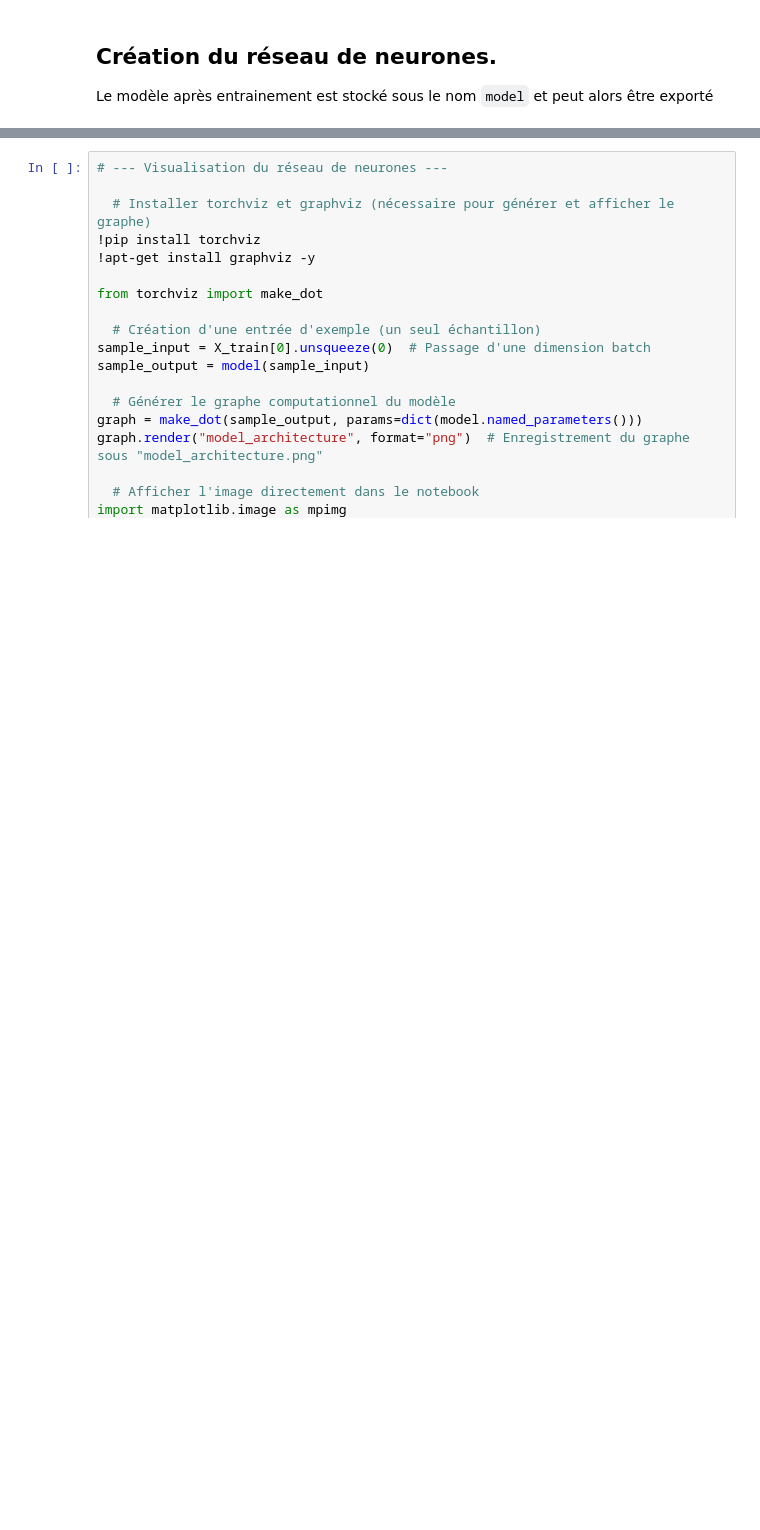
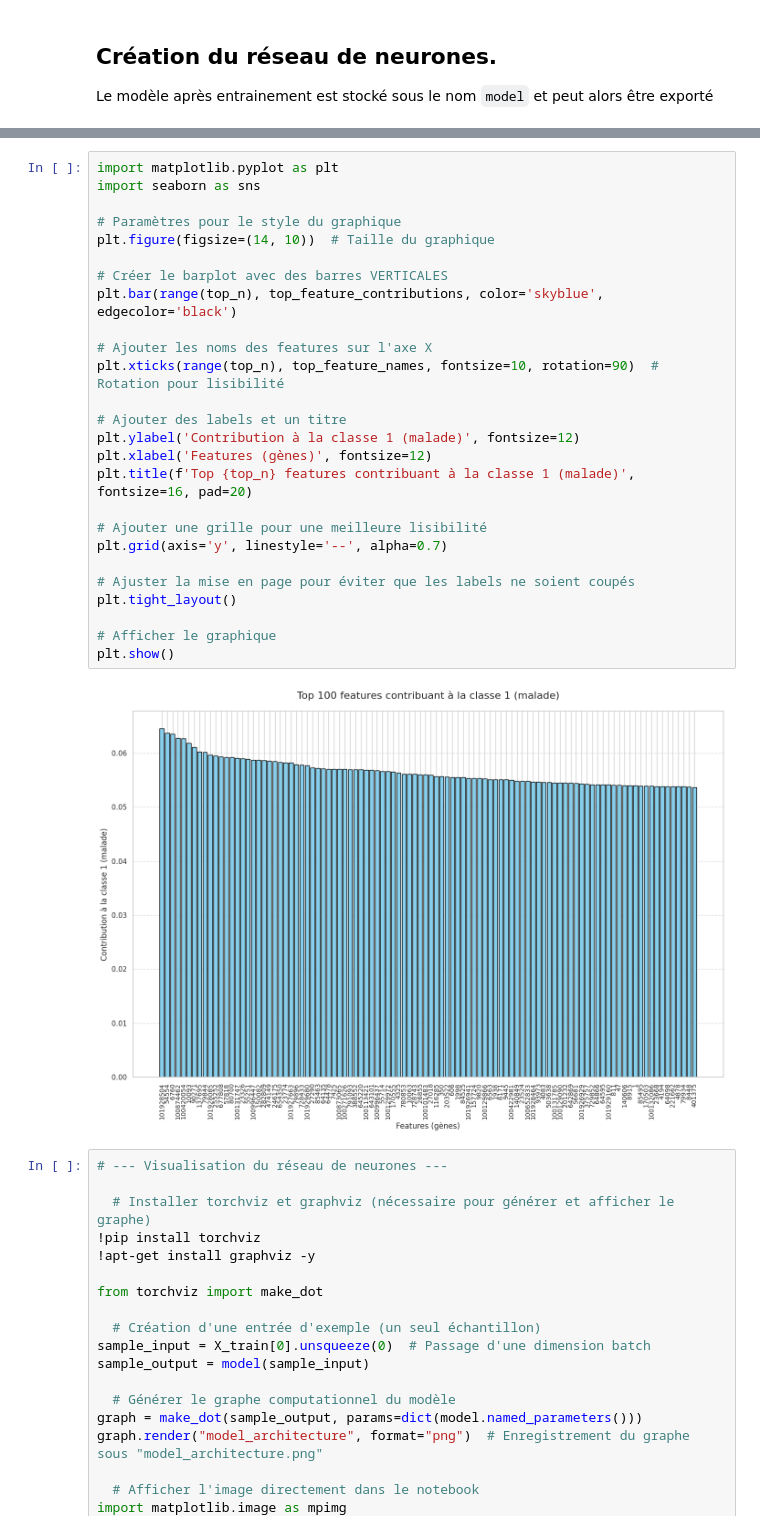
Before and after one commit to Turbotje/Repo_test, a Jupyter notebook: Projet_Diabete_UE_Bioinfo.ipynb, the cells around one changed output, grey strips where cells are left out. Cells and saved outputs as stored; diff of their text form; blank space fills up the shorter version.

```diff
--- a/Projet_Diabete_UE_Bioinfo.ipynb
+++ b/Projet_Diabete_UE_Bioinfo.ipynb
@@ -383,3 +375,31 @@ plt.show()
+# %%
+import matplotlib.pyplot as plt
+import seaborn as sns
+
+# Paramètres pour le style du graphique
+plt.figure(figsize=(14, 10))  # Taille du graphique
+
+# Créer le barplot avec des barres VERTICALES
+plt.bar(range(top_n), top_feature_contributions, color='skyblue', edgecolor='black')
+
+# Ajouter les noms des features sur l'axe X
+plt.xticks(range(top_n), top_feature_names, fontsize=10, rotation=90)  # Rotation pour lisibilité
+
+# Ajouter des labels et un titre
+plt.ylabel('Contribution à la classe 1 (malade)', fontsize=12)
+plt.xlabel('Features (gènes)', fontsize=12)
+plt.title(f'Top {top_n} features contribuant à la classe 1 (malade)', fontsize=16, pad=20)
+
+# Ajouter une grille pour une meilleure lisibilité
+plt.grid(axis='y', linestyle='--', alpha=0.7)
+
+# Ajuster la mise en page pour éviter que les labels ne soient coupés
+plt.tight_layout()
+
+# Afficher le graphique
+plt.show()
+# %% [output]
+[figure, added]
 # %%
 # --- Visualisation du réseau de neurones ---
 
```
Also changed, not shown: parts of 6 cells of this notebook.
